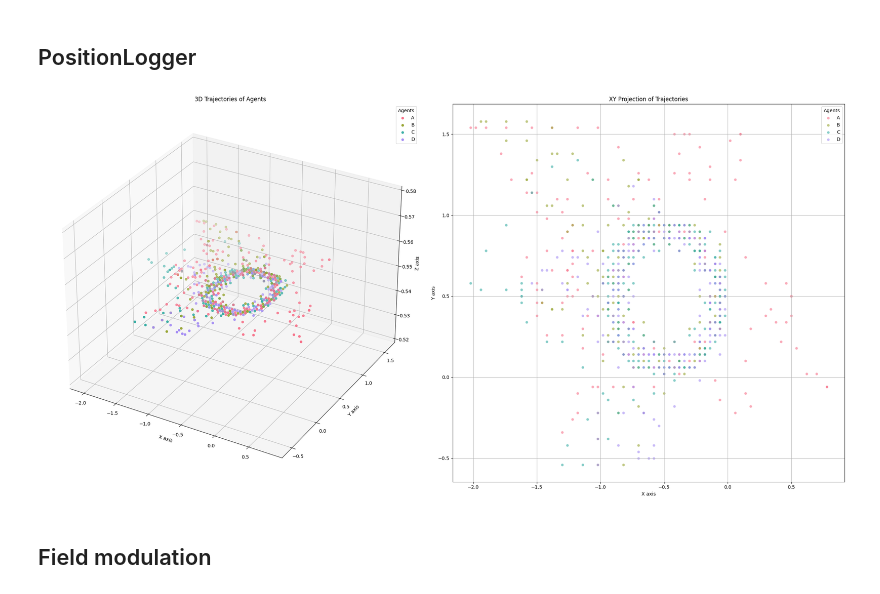
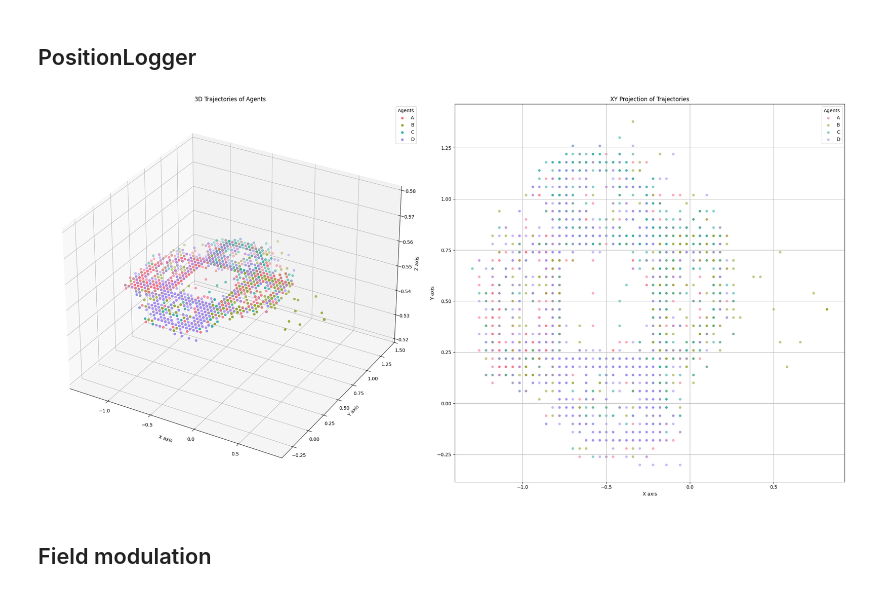
Before and after one commit to alexandru-dochian/multi_agent_framework, a Jupyter notebook: analytics.ipynb, the cells around one changed output. Saved outputs shown, nothing was run; the diff lists cells and outputs as text; code cells hidden in the pictures.

Commit message:
saved `spin` json config

```diff
--- a/analytics.ipynb
+++ b/analytics.ipynb
@@ -74,35 +72,35 @@ def plot_trajectories(df: pd.DataFrame):
     plot_3d_trajectories(ax1, df, colors)
 
     # Create 2D subplot for XY plane
     ax2 = fig.add_subplot(122)
     scatter_xy_trajectories(ax2, df, colors)
 
     plt.tight_layout()
     plt.show()
 
 
 def plot_experiment_trajectories(experiment: str):
     processed_data: list[dict] = []
     for data_log in load_experiment_data(experiment, "PositionLogger"):
         state: PositionState = data_log["state"]
         processed_data.append(
             {
                 "agent": data_log["agent"],
                 "X": state.position.x,
                 "Y": state.position.y,
                 "Z": state.position.z,
             }
         )
 
     df: pd.DataFrame = pd.DataFrame(
         processed_data, columns=["agent", "X", "Y", "Z"]
     ).fillna(0)
     plot_trajectories(df)
 
 
-plot_experiment_trajectories("default")
+plot_experiment_trajectories("spin")
 # %% [output]
-[figure, old version]
+[figure, new version]
 # %% [markdown]
 ## Field modulation
 # %%
```
Also changed, not shown: parts of 1 cell of this notebook, 2 other files.
